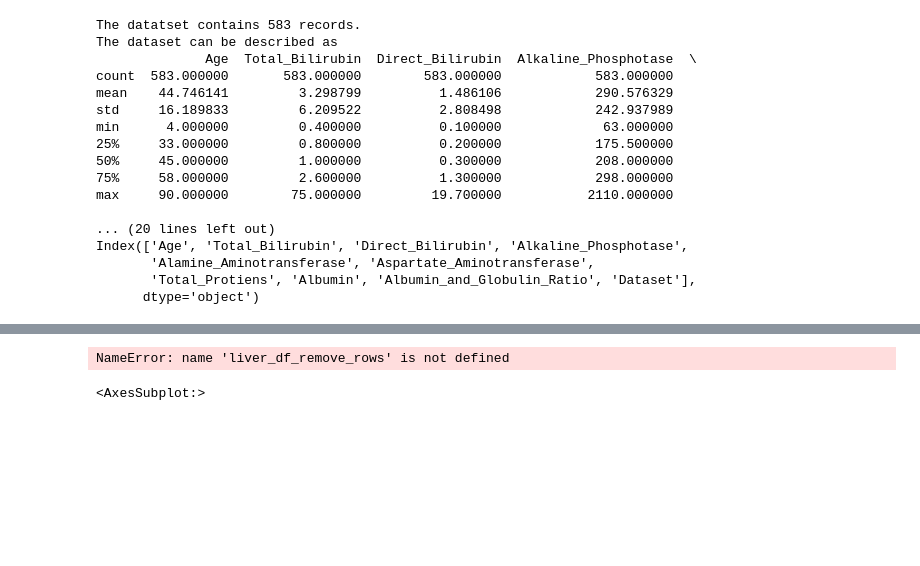
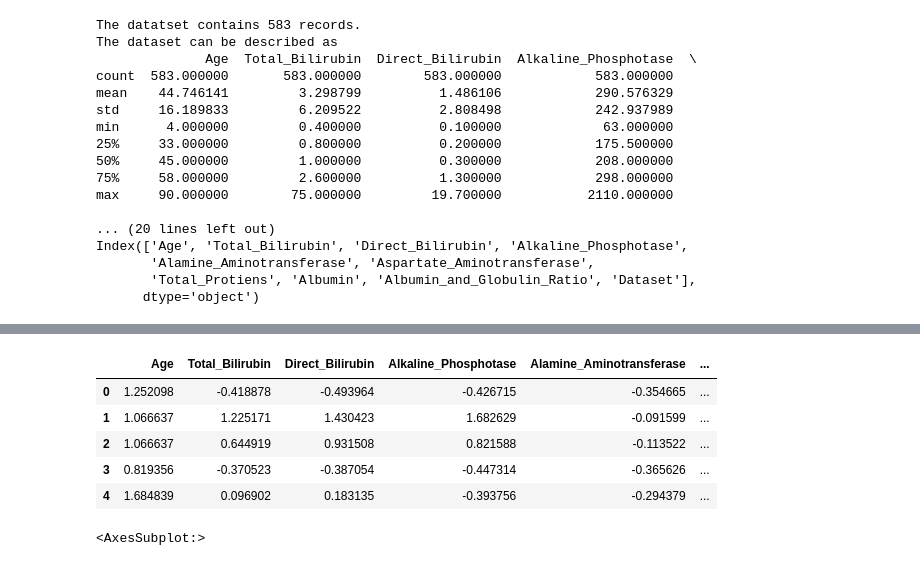
Before and after one commit to tito-datta/LiverDisease_LogisticRegression_NaiveBayes_Classifier, a Jupyter notebook: assignment2.ipynb, the cells around one changed output, grey strips where cells are left out. Cells and saved outputs as stored; diff of their text form; code cells hidden in the pictures; blank space fills up the shorter version.

```diff
--- a/assignment2.ipynb
+++ b/assignment2.ipynb
@@ -122,23 +127,29 @@ For column Albumin_and_Globulin_Ratio, the mean is 0.9470639032815198 and the me
 # %%
 # Standardise data
 from sklearn.preprocessing import StandardScaler
 
-liver_df_predictors = liver_df_remove_rows[[col for col in list(liver_df_remove_rows.columns) if col != 'Dataset']]
-liver_df_target = liver_df_remove_rows['Dataset']
+liver_df_predictors = liver_df[[col for col in list(liver_df.columns) if col != 'Dataset']]
+liver_df_target = liver_df['Dataset']
 
 scale = StandardScaler()
 
 # Scale the Predictors
 scale.fit(liver_df_predictors)
 cols = liver_df_predictors.columns
 liver_df_predictors = pd.DataFrame(data=scale.transform(liver_df_predictors), columns=cols)
 
 # The Target column is already in the range of 0 to 1 so it will not require scaling.
 # Add back outcome to scaled dataset
 liver_df_prepared_scaled = liver_df_predictors.assign(Outcome=liver_df_target)
-liver_df_prepared_scaled.head(15)
+liver_df_prepared_scaled= liver_df_prepared_scaled.dropna(axis=0,how='any')
+liver_df_prepared_scaled.head()
 # %% [output]
-NameError: name 'liver_df_remove_rows' is not defined
+|  | Age | Total_Bilirubin | Direct_Bilirubin | Alkaline_Phosphotase | Alamine_Aminotransferase | ... |
+| 0 | 1.252098 | -0.418878 | -0.493964 | -0.426715 | -0.354665 | ... |
+| 1 | 1.066637 | 1.225171 | 1.430423 | 1.682629 | -0.091599 | ... |
+| 2 | 1.066637 | 0.644919 | 0.931508 | 0.821588 | -0.113522 | ... |
+| 3 | 0.819356 | -0.370523 | -0.387054 | -0.447314 | -0.365626 | ... |
+| 4 | 1.684839 | 0.096902 | 0.183135 | -0.393756 | -0.294379 | ... |
 # %%
 # Correlation analysis using Pearson's correlation & rudimentary dimensionality reduction
 def correlation_coefficients(data: DataFrame): return data.corr(method='pearson')
```
Also changed, not shown: parts of 15 cells of this notebook.
